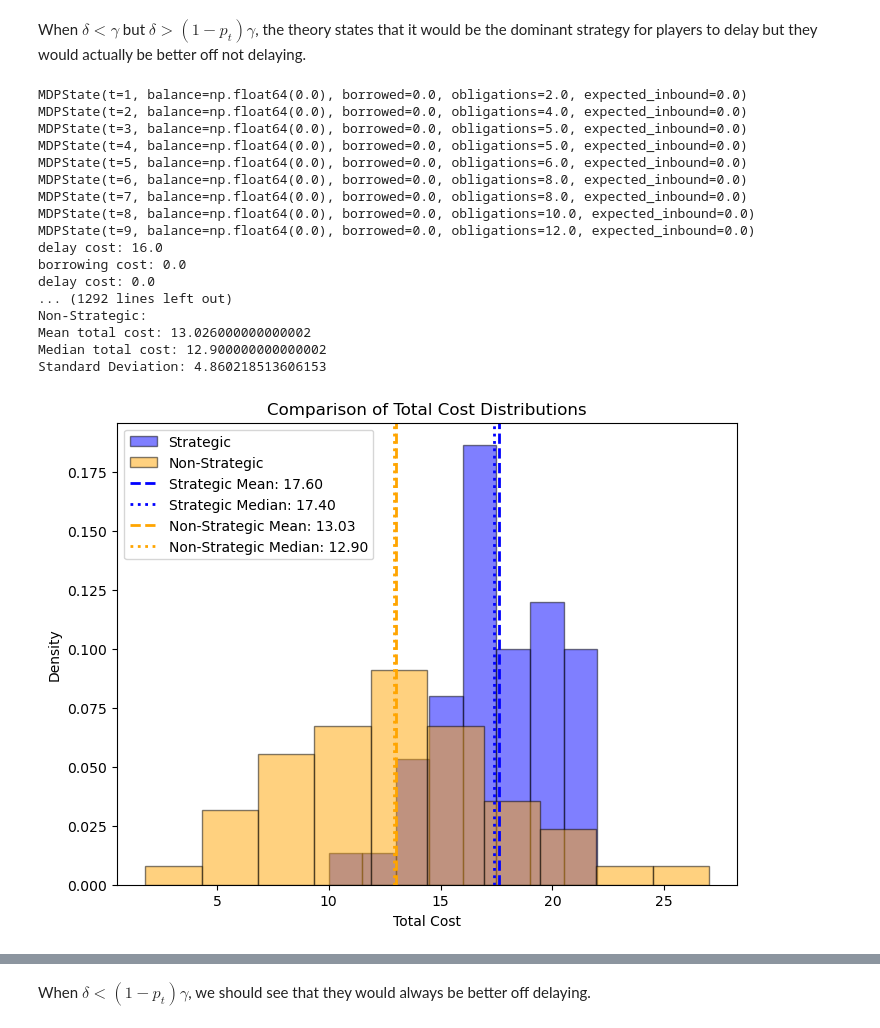
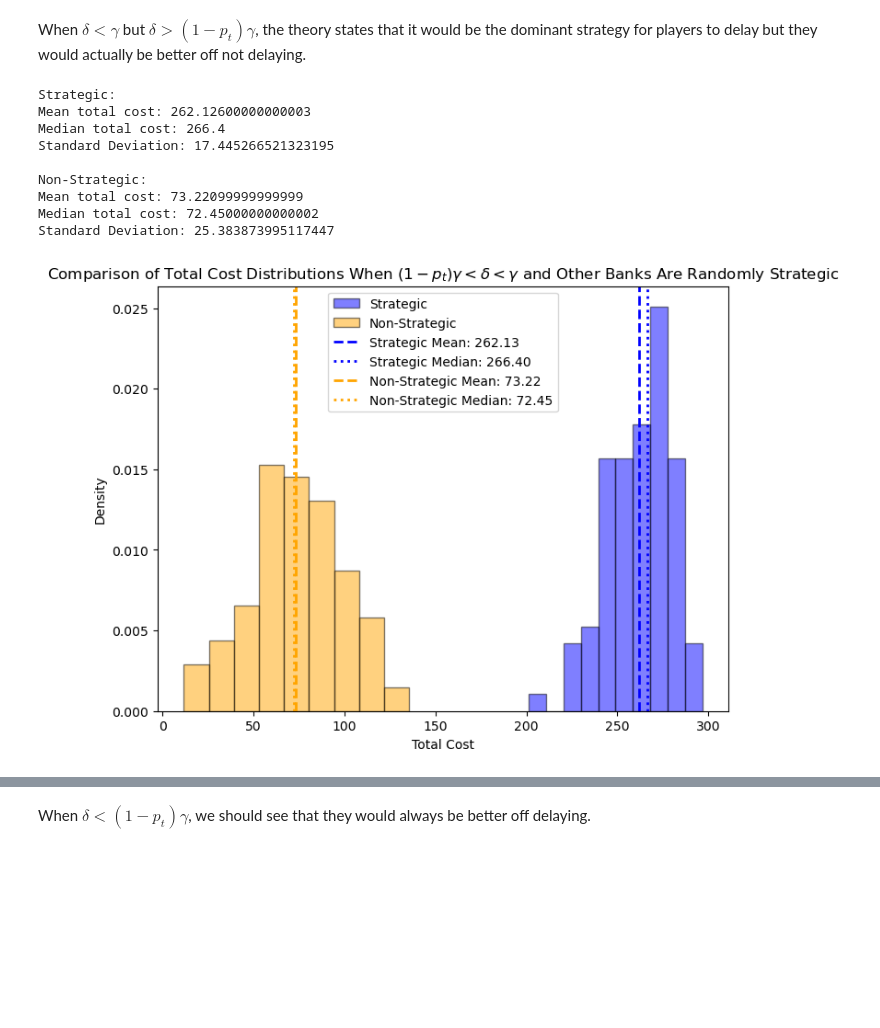
Before and after one commit to KennethSee/IntradayLiquidityGameSimulation, a Jupyter notebook: simulation.ipynb, the cells around one changed output, grey strips where cells are left out. Cells and saved outputs as stored; diff of their text form; code cells hidden in the pictures; blank space fills up the shorter version.

Commit message:
add more scenarios

```diff
--- a/simulation.ipynb
+++ b/simulation.ipynb
@@ -537,6 +544,6 @@ def simulate_original_game(p_t: float, delta: float, gamma: float, seed: int, st
     return delay_costs[focal_account] + borrowing_costs[focal_account]
 # %%
-def visualize_costs(total_costs_1: list, total_costs_2: list, label_1="Scenario 1", label_2="Scenario 2"):
+def visualize_costs(total_costs_1: list, total_costs_2: list, label_1="Scenario 1", label_2="Scenario 2", title='Comparison of Total Cost Distributions'):
     # Convert to numpy arrays
     costs_1 = np.array(total_costs_1)
     costs_2 = np.array(total_costs_2)
@@ -574,7 +581,7 @@ def visualize_costs(total_costs_1: list, total_costs_2: list, label_1="Scenario
     plt.axvline(mean_cost_2, color='orange', linestyle='dashed', linewidth=2, label=f'{label_2} Mean: {mean_cost_2:.2f}')
     plt.axvline(median_cost_2, color='orange', linestyle='dotted', linewidth=2, label=f'{label_2} Median: {median_cost_2:.2f}')
 
-    plt.title('Comparison of Total Cost Distributions')
+    plt.title(title)
     plt.xlabel('Total Cost')
     plt.ylabel('Density')
     plt.legend()
@@ -586,7 +593,7 @@ def visualize_costs(total_costs_1: list, total_costs_2: list, label_1="Scenario
 p_t = 0.8
 delta = 0.3
 gamma = 0.2
-n_simulations = 100
+n_simulations = 1000
 # %%
 total_costs_strategic = []
 total_costs_non_strategic = []
@@ -595,8 +602,8 @@ for sim_seed in range(1000, 1000 + n_simulations):
     random.seed(sim_seed)
     np.random.seed(sim_seed)
 
-    total_cost_strategic = simulate_original_game(p_t, delta, gamma, sim_seed, True)
+    total_cost_strategic = simulate_original_game(p_t, delta, gamma, sim_seed, 1)
     total_costs_strategic.append(total_cost_strategic)
 
-    total_cost_non_strategic = simulate_original_game(p_t, delta, gamma, sim_seed, False)
+    total_cost_non_strategic = simulate_original_game(p_t, delta, gamma, sim_seed, 2)
     total_costs_non_strategic.append(total_cost_non_strategic)
@@ -636,39 +625,32 @@ Standard Deviation: 3.240145675737436
 # %% [markdown]
 When $\delta < \gamma$ but $\delta > (1 - p_t)\gamma$, the theory states that it would be the dominant strategy for players to delay but they would actually be better off not delaying.
 # %%
+# vs random
 p_t = 0.8
 delta = 0.2
 gamma = 0.3
 n_simulations = 100
 
 total_costs_strategic = []
 total_costs_non_strategic = []
 
 for sim_seed in range(1000, 1000 + n_simulations):
     random.seed(sim_seed)
-    total_cost_strategic = simulate_original_game(p_t, delta, gamma, sim_seed, True)
+    total_cost_strategic = simulate_original_game(p_t, delta, gamma, sim_seed, 1)
     total_costs_strategic.append(total_cost_strategic)
 
-    total_cost_non_strategic = simulate_original_game(p_t, delta, gamma, sim_seed, False)
+    total_cost_non_strategic = simulate_original_game(p_t, delta, gamma, sim_seed, 2)
     total_costs_non_strategic.append(total_cost_non_strategic)
 
-visualize_costs(total_costs_strategic, total_costs_non_strategic, 'Strategic', 'Non-Strategic')
+visualize_costs(total_costs_strategic, total_costs_non_strategic, 'Strategic', 'Non-Strategic', title='Comparison of Total Cost Distributions When $(1-p_t)\gamma < \delta < \gamma$ and Other Banks Are Randomly Strategic')
 # %% [output]
-MDPState(t=1, balance=np.float64(0.0), borrowed=0.0, obligations=2.0, expected_inbound=0.0)
-MDPState(t=2, balance=np.float64(0.0), borrowed=0.0, obligations=4.0, expected_inbound=0.0)
-MDPState(t=3, balance=np.float64(0.0), borrowed=0.0, obligations=5.0, expected_inbound=0.0)
-MDPState(t=4, balance=np.float64(0.0), borrowed=0.0, obligations=5.0, expected_inbound=0.0)
-MDPState(t=5, balance=np.float64(0.0), borrowed=0.0, obligations=6.0, expected_inbound=0.0)
-MDPState(t=6, balance=np.float64(0.0), borrowed=0.0, obligations=8.0, expected_inbound=0.0)
-MDPState(t=7, balance=np.float64(0.0), borrowed=0.0, obligations=8.0, expected_inbound=0.0)
-MDPState(t=8, balance=np.float64(0.0), borrowed=0.0, obligations=10.0, expected_inbound=0.0)
-MDPState(t=9, balance=np.float64(0.0), borrowed=0.0, obligations=12.0, expected_inbound=0.0)
-delay cost: 16.0
-borrowing cost: 0.0
-delay cost: 0.0
-... (1292 lines left out)
+Strategic:
+Mean total cost: 262.12600000000003
+Median total cost: 266.4
+Standard Deviation: 17.445266521323195
+
 Non-Strategic:
-Mean total cost: 13.026000000000002
-Median total cost: 12.900000000000002
-Standard Deviation: 4.860218513606153
+Mean total cost: 73.22099999999999
+Median total cost: 72.45000000000002
+Standard Deviation: 25.383873995117447
-[figure, old version]
+[figure, new version]
```
Also changed, not shown: parts of 9 cells of this notebook, 4 other files.
